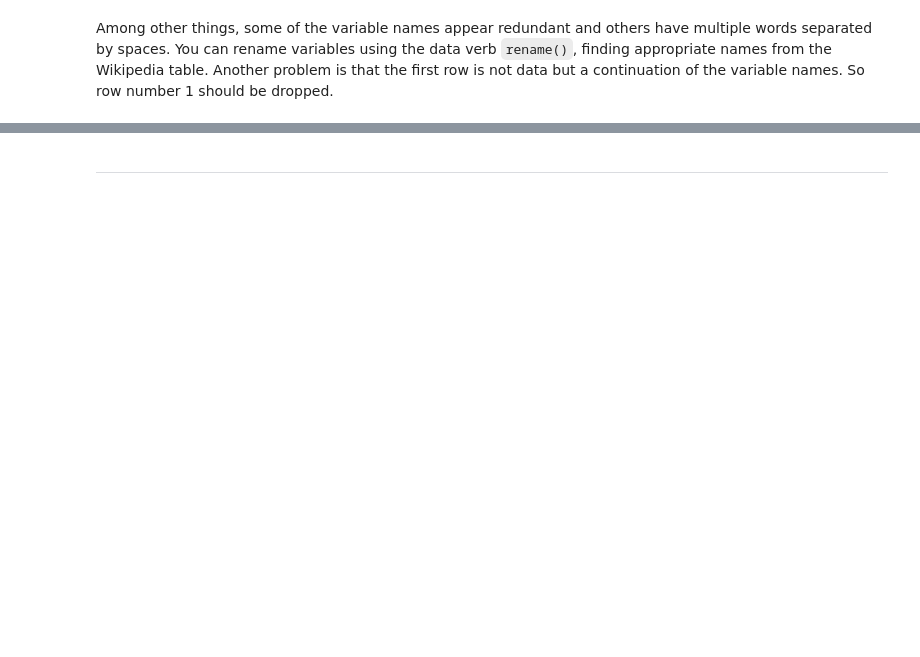
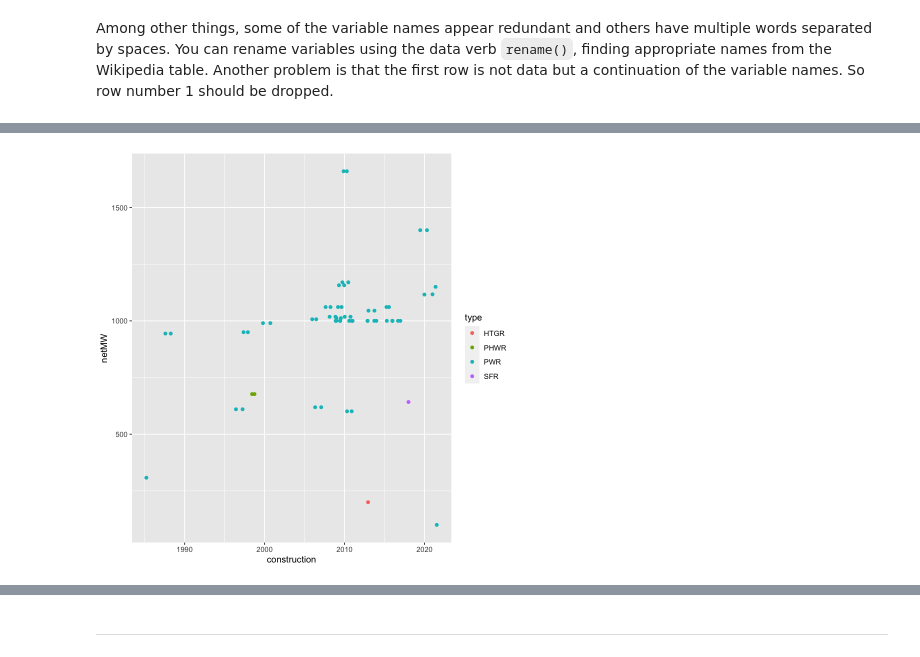
Before and after one commit to stat184-summer2023/a08-scraping-nuke-reactors-davefriedman01, a Jupyter notebook: A08.ipynb, the cells around one changed output, grey strips where cells are left out. Saved outputs shown, nothing was run; the diff lists cells and outputs as text; code cells hidden in the pictures; blank space fills up the shorter version.

```diff
--- a/A08.ipynb
+++ b/A08.ipynb
@@ -125,0 +183,30 @@ Japan %>%
+# %%
+China <-
+  tableList[[10]] %>%
+    select(1:9)
+China <-
+  China %>%
+    filter(row_number() > 2) %>%
+    rename(
+      name         = Plantname,
+      reactor      = `UnitNo.`,
+      type         = Type,
+      model        = Model,
+      status       = Status,
+      netMW        = `Capacity(MW)`,
+      construction = Beginbuilding,
+      operation    = Commercialoperation,
+      closure      = Closed
+    )
+China <-
+  China %>%
+    mutate(
+      netMW        = as.integer(netMW),
+      construction = lubridate::dmy(construction),
+      operation    = lubridate::dmy(operation),
+      closure      = lubridate::dmy(closure)
+    )
+China %>%
+  ggplot(mapping = aes(x = construction, y = netMW)) +
+    geom_point(aes(color = type))
+# %% [output]
@@ -125,0 +222 @@ Japan %>%
+[figure, added]
```
Also changed, not shown: parts of 12 cells of this notebook, 2 other files.
